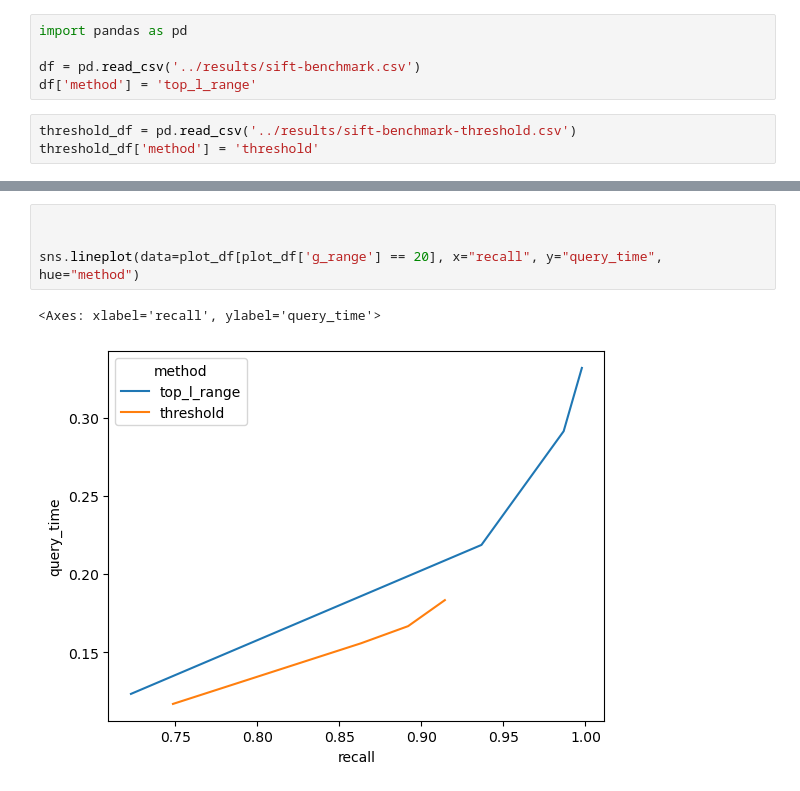
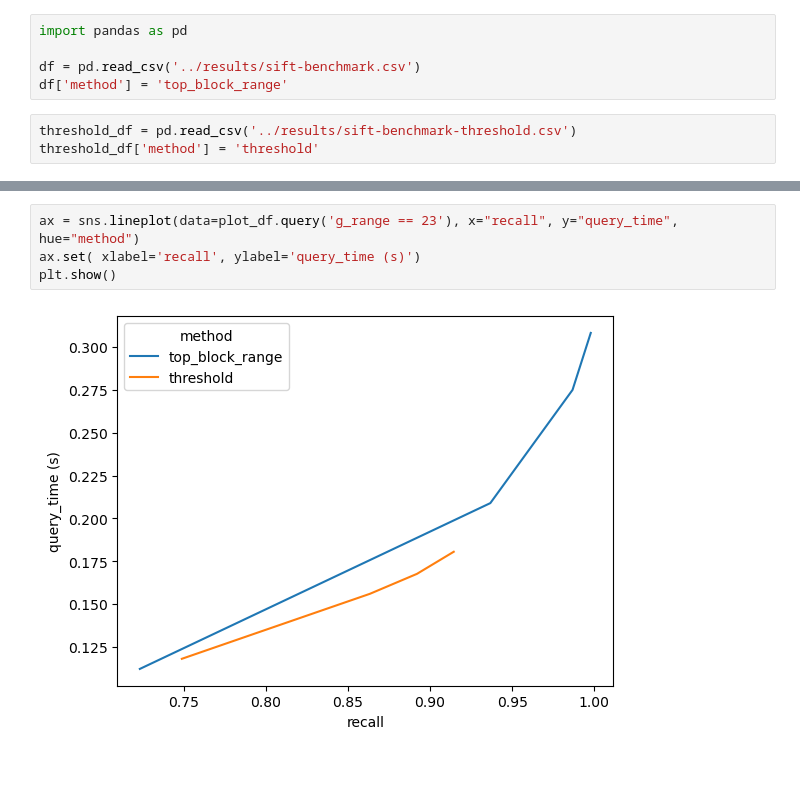
Before and after one commit to slime21023/bspli, a Jupyter notebook: plot/plot-sift-benchmark.ipynb, the cells around one changed output, grey strips where cells are left out. Cells and saved outputs as stored; diff of their text form.

```diff
--- a/plot/plot-sift-benchmark.ipynb
+++ b/plot/plot-sift-benchmark.ipynb
@@ -2,7 +2,7 @@
 import pandas as pd
 
 df = pd.read_csv('../results/sift-benchmark.csv')
-df['method'] = 'top_l_range'
+df['method'] = 'top_block_range'
 # %%
 threshold_df = pd.read_csv('../results/sift-benchmark-threshold.csv')
 threshold_df['method'] = 'threshold'
@@ -37,7 +42,6 @@ sns.lineplot(data=threshold_df.query('g_range > 13'), x="recall", y="query_time"
 # %%
-
-
-sns.lineplot(data=plot_df[plot_df['g_range'] == 20], x="recall", y="query_time", hue="method")
+ax = sns.lineplot(data=plot_df.query('g_range == 23'), x="recall", y="query_time", hue="method")
+ax.set( xlabel='recall', ylabel='query_time (s)')
+plt.show()
 # %% [output]
-<Axes: xlabel='recall', ylabel='query_time'>
-[figure, old version]
+[figure, new version]
```
Also changed, not shown: parts of 7 cells of this notebook, 7 other files.
